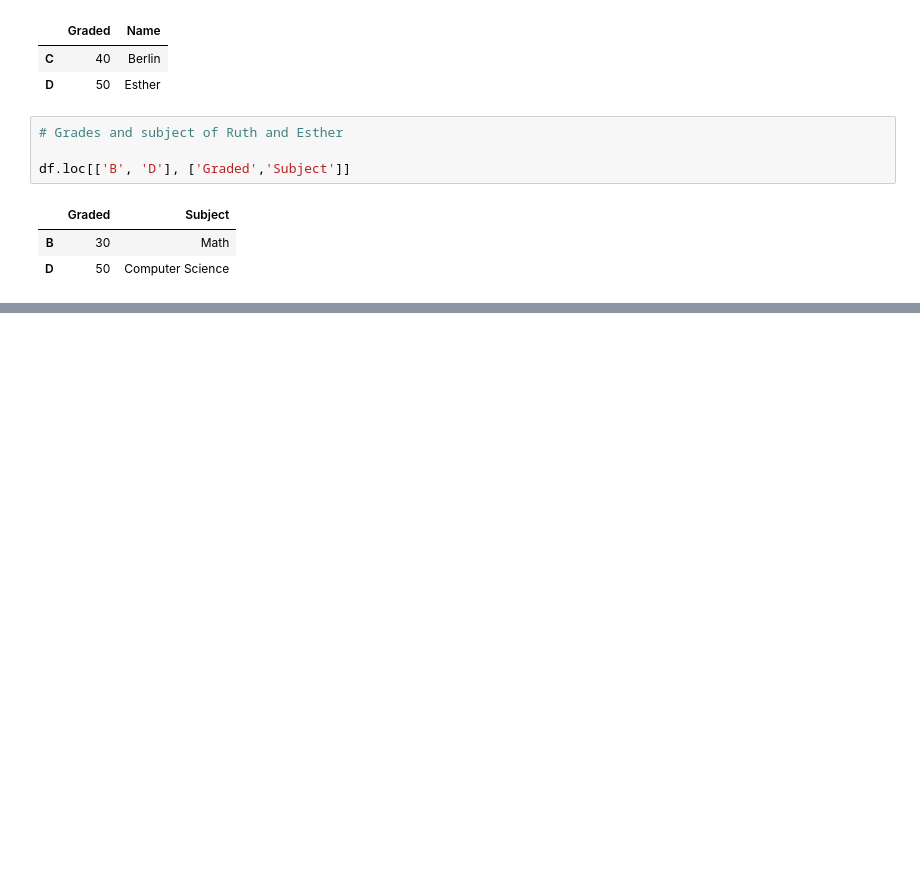
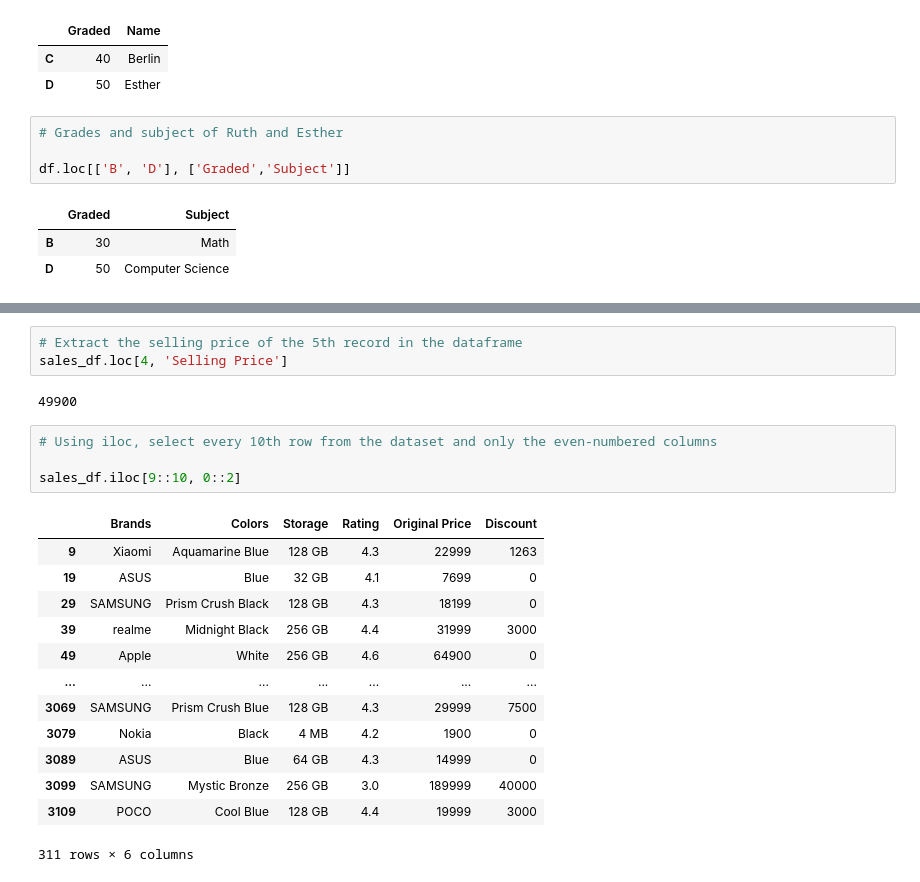
Before and after one commit to waitheramwaurar/PyData, a Jupyter notebook: Pandas_lesson1.ipynb, the cells around one changed output, grey strips where cells are left out. Cells and saved outputs as stored; diff of their text form; blank space fills up the shorter version.

```diff
--- a/Pandas_lesson1.ipynb
+++ b/Pandas_lesson1.ipynb
@@ -335,0 +374,23 @@ df.loc[['B', 'D'], ['Graded','Subject']]
+# %%
+# Extract the selling price of the 5th record in the dataframe
+sales_df.loc[4, 'Selling Price']
+# %% [output]
+49900
+# %%
+# Using iloc, select every 10th row from the dataset and only the even-numbered columns
+
+sales_df.iloc[9::10, 0::2]
+# %% [output]
+|  | Brands | Colors | Storage | Rating | Original Price | Discount |
+| 9 | Xiaomi | Aquamarine Blue | 128 GB | 4.3 | 22999 | 1263 |
+| 19 | ASUS | Blue | 32 GB | 4.1 | 7699 | 0 |
+| 29 | SAMSUNG | Prism Crush Black | 128 GB | 4.3 | 18199 | 0 |
+| 39 | realme | Midnight Black | 256 GB | 4.4 | 31999 | 3000 |
+| 49 | Apple | White | 256 GB | 4.6 | 64900 | 0 |
+| ... | ... | ... | ... | ... | ... | ... |
+| 3069 | SAMSUNG | Prism Crush Blue | 128 GB | 4.3 | 29999 | 7500 |
+| 3079 | Nokia | Black | 4 MB | 4.2 | 1900 | 0 |
+| 3089 | ASUS | Blue | 64 GB | 4.3 | 14999 | 0 |
+| 3099 | SAMSUNG | Mystic Bronze | 256 GB | 3.0 | 189999 | 40000 |
+| 3109 | POCO | Cool Blue | 128 GB | 4.4 | 19999 | 3000 |
+311 rows × 6 columns
```
Also changed, not shown: parts of 2 cells of this notebook.
